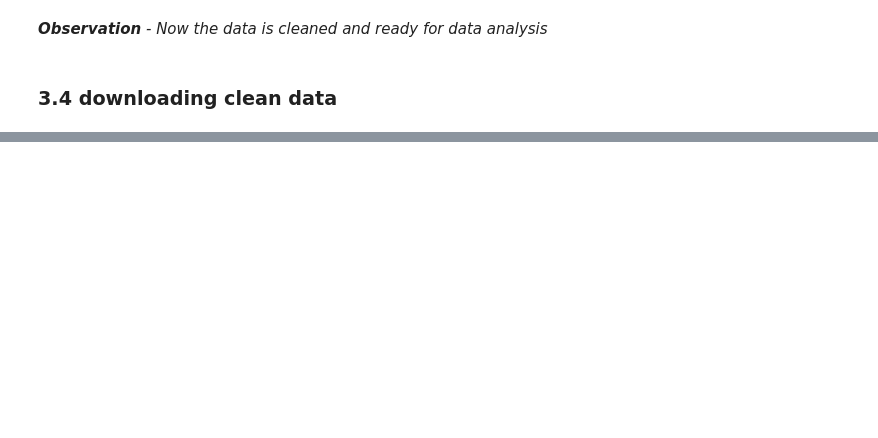
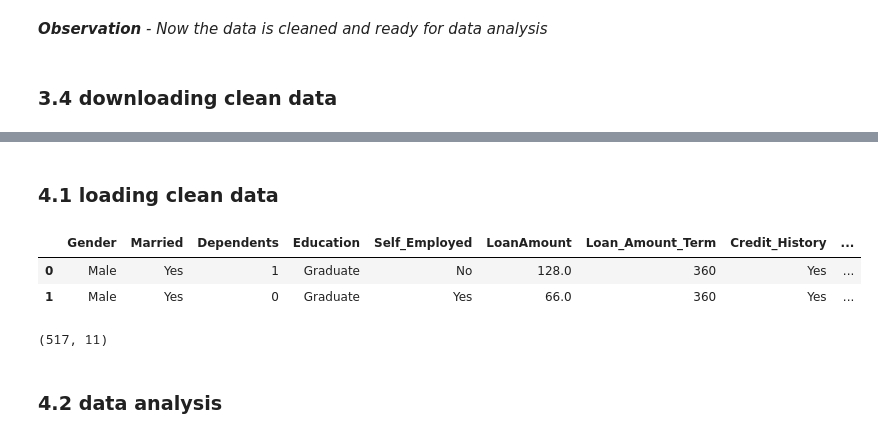
Before and after one commit to SAKSHISAAHU/Data_Analytics, a Jupyter notebook: 9.project/1.prj_with_py.ipynb, the cells around one changed output, grey strips where cells are left out. Saved outputs shown, nothing was run; the diff lists cells and outputs as text; code cells hidden in the pictures; blank space fills up the shorter version.

```diff
--- a/9.project/1.prj_with_py.ipynb
+++ b/9.project/1.prj_with_py.ipynb
@@ -591,0 +600,15 @@ df.to_csv('cleaned_loan_data.csv',index=False)
+# %% [markdown]
+### **4.1 loading clean data**
+# %%
+df1=pd.read_csv('cleaned_loan_data.csv')
+df1.head(2)
+# %% [output]
+|  | Gender | Married | Dependents | Education | Self_Employed | LoanAmount | Loan_Amount_Term | Credit_History | ... |
+| 0 | Male | Yes | 1 | Graduate | No | 128.0 | 360 | Yes | ... |
+| 1 | Male | Yes | 0 | Graduate | Yes | 66.0 | 360 | Yes | ... |
+# %%
+df1.shape
+# %% [output]
+(517, 11)
+# %% [markdown]
+### **4.2 data analysis**
```
Also changed, not shown: parts of 18 cells of this notebook.
